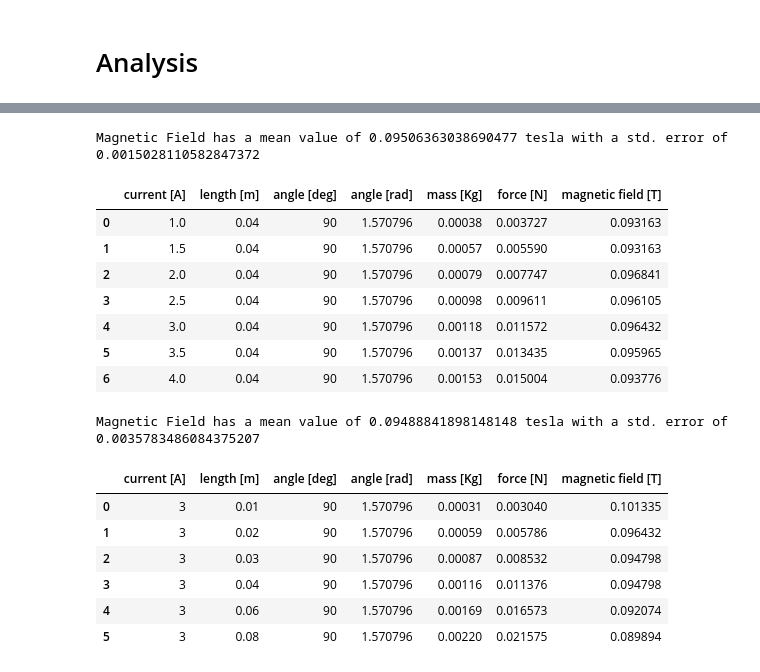
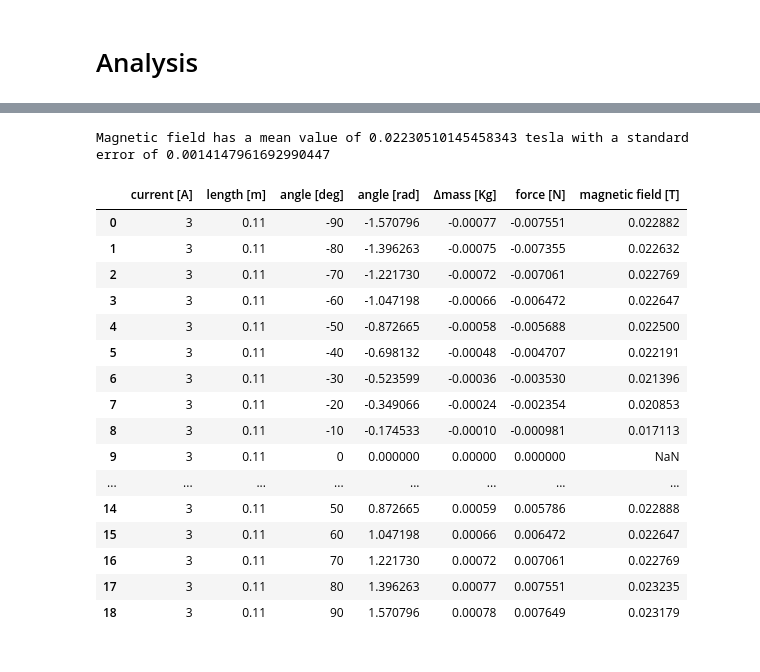
Before and after one commit to Fylls/electromagnetism-experiment, a Jupyter notebook: analysis2.ipynb, the cells around one changed output, grey strips where cells are left out. Drawn from its saved outputs; the diff is of its cells as text; code cells hidden in the pictures.

```diff
--- a/analysis2.ipynb
+++ b/analysis2.ipynb
@@ -87 +37,35 @@ df3 = pd.DataFrame({
+# %%
+def analysis(mass, current, length, angle):
+
+    # Laplace force
+    # Measured in newton [N]
+    force = mass * g
+
+    # Angle in radiants
+    angle_rad = angle * pi / 180
+
+    # Magnetic field
+    # Measured in tesla [T]
+    field = force / ( current * length * np.sin(angle_rad) )
+
+    # If the angle is zero, its sine is zero as well
+    # We cannot divide by zero so the script gives us back "NaN" (not a number)
+    # so we proceed to clean the data in order to make a meaningful analysis
+    clean_field = [x for x in field if isnan(x) == False]
+
+    # Display magnetic field
+    print(f"Magnetic field has a mean value of {np.mean(clean_field)} tesla with a standard error of {np.std(clean_field)}")
+
+    # Create dataframe
+    results = pd.DataFrame({
+    'current [A]': current,
+    'length [m]': length,
+    'angle [deg]': angle,
+    'angle [rad]': angle_rad,
+    'Δmass [Kg]': mass,
+    'force [N]': force,
+    'magnetic field [T]': field,
+    })
+
+    display(results)
 # %% [markdown]
@@ -116,25 +73,21 @@ Magnetic Field has a mean value of 0.02230510145458343 tesla with a std. error o
-# %%
-print(f"Magnetic Field has a mean value of {mean(magnetic_field2)} tesla with a std. error of {std(magnetic_field2)}")
-display(df2)
-# %% [output]
-Magnetic Field has a mean value of 0.09506363038690477 tesla with a std. error of 0.0015028110582847372
-|  | current [A] | length [m] | angle [deg] | angle [rad] | mass [Kg] | force [N] | magnetic field [T] |
-| 0 | 1.0 | 0.04 | 90 | 1.570796 | 0.00038 | 0.003727 | 0.093163 |
-| 1 | 1.5 | 0.04 | 90 | 1.570796 | 0.00057 | 0.005590 | 0.093163 |
-| 2 | 2.0 | 0.04 | 90 | 1.570796 | 0.00079 | 0.007747 | 0.096841 |
-| 3 | 2.5 | 0.04 | 90 | 1.570796 | 0.00098 | 0.009611 | 0.096105 |
-| 4 | 3.0 | 0.04 | 90 | 1.570796 | 0.00118 | 0.011572 | 0.096432 |
-| 5 | 3.5 | 0.04 | 90 | 1.570796 | 0.00137 | 0.013435 | 0.095965 |
-| 6 | 4.0 | 0.04 | 90 | 1.570796 | 0.00153 | 0.015004 | 0.093776 |
-# %%
-print(f"Magnetic Field has a mean value of {mean(magnetic_field3)} tesla with a std. error of {std(magnetic_field3)}")
-display(df3)
-# %% [output]
-Magnetic Field has a mean value of 0.09488841898148148 tesla with a std. error of 0.0035783486084375207
-|  | current [A] | length [m] | angle [deg] | angle [rad] | mass [Kg] | force [N] | magnetic field [T] |
-| 0 | 3 | 0.01 | 90 | 1.570796 | 0.00031 | 0.003040 | 0.101335 |
-| 1 | 3 | 0.02 | 90 | 1.570796 | 0.00059 | 0.005786 | 0.096432 |
-| 2 | 3 | 0.03 | 90 | 1.570796 | 0.00087 | 0.008532 | 0.094798 |
-| 3 | 3 | 0.04 | 90 | 1.570796 | 0.00116 | 0.011376 | 0.094798 |
-| 4 | 3 | 0.06 | 90 | 1.570796 | 0.00169 | 0.016573 | 0.092074 |
-| 5 | 3 | 0.08 | 90 | 1.570796 | 0.00220 | 0.021575 | 0.089894 |
+# %%
+analysis(mass1, current1, length1, angle1)
+# %% [output]
+Magnetic field has a mean value of 0.02230510145458343 tesla with a standard error of 0.0014147961692990447
+|  | current [A] | length [m] | angle [deg] | angle [rad] | Δmass [Kg] | force [N] | magnetic field [T] |
+| 0 | 3 | 0.11 | -90 | -1.570796 | -0.00077 | -0.007551 | 0.022882 |
+| 1 | 3 | 0.11 | -80 | -1.396263 | -0.00075 | -0.007355 | 0.022632 |
+| 2 | 3 | 0.11 | -70 | -1.221730 | -0.00072 | -0.007061 | 0.022769 |
+| 3 | 3 | 0.11 | -60 | -1.047198 | -0.00066 | -0.006472 | 0.022647 |
+| 4 | 3 | 0.11 | -50 | -0.872665 | -0.00058 | -0.005688 | 0.022500 |
+| 5 | 3 | 0.11 | -40 | -0.698132 | -0.00048 | -0.004707 | 0.022191 |
+| 6 | 3 | 0.11 | -30 | -0.523599 | -0.00036 | -0.003530 | 0.021396 |
+| 7 | 3 | 0.11 | -20 | -0.349066 | -0.00024 | -0.002354 | 0.020853 |
+| 8 | 3 | 0.11 | -10 | -0.174533 | -0.00010 | -0.000981 | 0.017113 |
+| 9 | 3 | 0.11 | 0 | 0.000000 | 0.00000 | 0.000000 | NaN |
+| ... | ... | ... | ... | ... | ... | ... | ... |
+| 14 | 3 | 0.11 | 50 | 0.872665 | 0.00059 | 0.005786 | 0.022888 |
+| 15 | 3 | 0.11 | 60 | 1.047198 | 0.00066 | 0.006472 | 0.022647 |
+| 16 | 3 | 0.11 | 70 | 1.221730 | 0.00072 | 0.007061 | 0.022769 |
+| 17 | 3 | 0.11 | 80 | 1.396263 | 0.00077 | 0.007551 | 0.023235 |
+| 18 | 3 | 0.11 | 90 | 1.570796 | 0.00078 | 0.007649 | 0.023179 |
```
Also changed, not shown: parts of 11 cells of this notebook, 1 other file.
